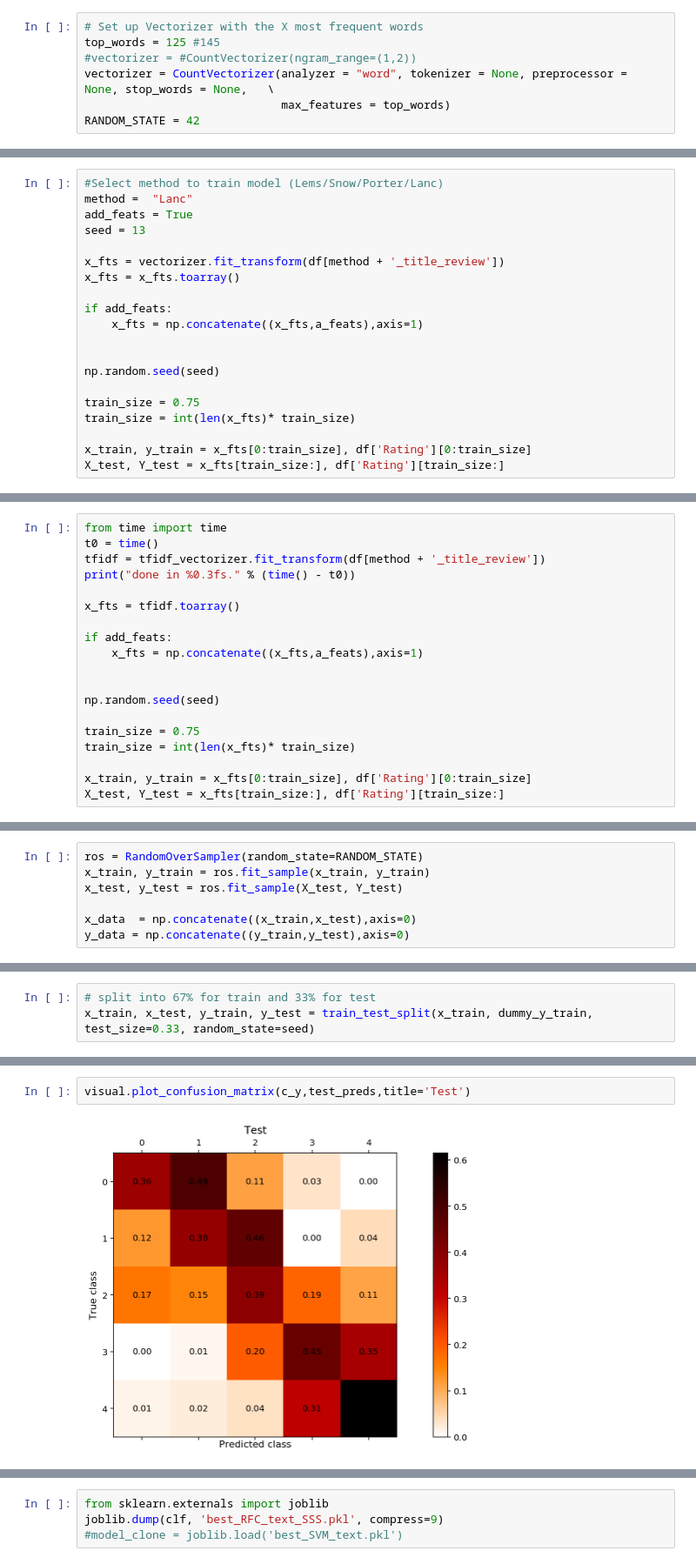
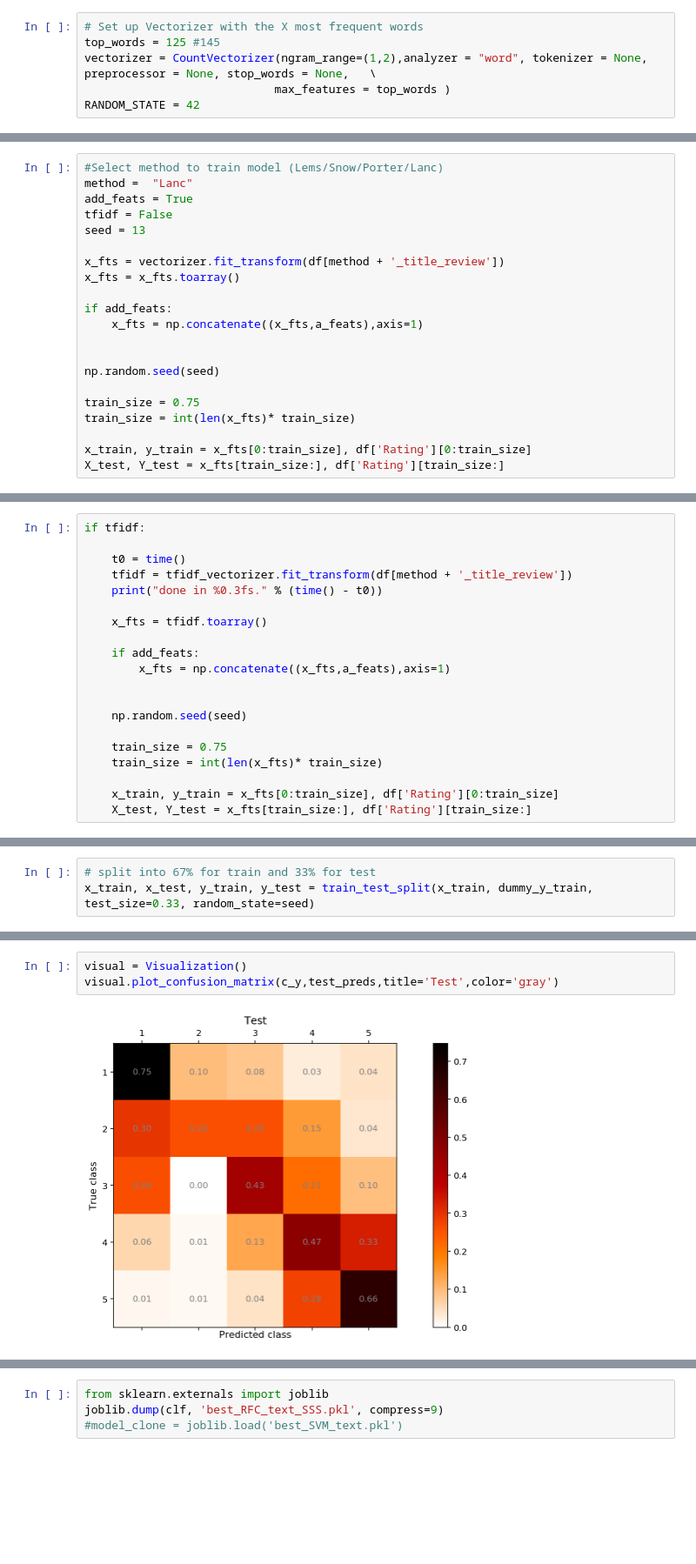
Before and after one commit to Riccocez/Sentiment-Analysis-Classification, a Jupyter notebook: Neural Networks.ipynb, the cells around one changed output, grey strips where cells are left out. Shown at 87% size. Drawn from its saved outputs; the diff is of its cells as text; blank space fills up the shorter version.

```diff
--- a/Neural Networks.ipynb
+++ b/Neural Networks.ipynb
@@ -275,8 +92,7 @@ df['Key_country'] = [map_country(cty,countries) for cty in df.Country]
 # %%
 # Set up Vectorizer with the X most frequent words
 top_words = 125 #145
-#vectorizer = #CountVectorizer(ngram_range=(1,2))
-vectorizer = CountVectorizer(analyzer = "word", tokenizer = None, preprocessor = None, stop_words = None,   \
-                             max_features = top_words)
+vectorizer = CountVectorizer(ngram_range=(1,2),analyzer = "word", tokenizer = None, preprocessor = None, stop_words = None,   \
+                            max_features = top_words )
 RANDOM_STATE = 42
 # %%
@@ -308,6 +111,7 @@ a_feats = add_feats.values
 #Select method to train model (Lems/Snow/Porter/Lanc)
 method =  "Lanc"
 add_feats = True
+tfidf = False
 seed = 13
 
 x_fts = vectorizer.fit_transform(df[method + '_title_review'])
@@ -329,19 +131,20 @@ KeyError: 'Lanc_title_review'
 # %%
-from time import time
-t0 = time()
-tfidf = tfidf_vectorizer.fit_transform(df[method + '_title_review'])
-print("done in %0.3fs." % (time() - t0))
+if tfidf:
 
-x_fts = tfidf.toarray()
+    t0 = time()
+    tfidf = tfidf_vectorizer.fit_transform(df[method + '_title_review'])
+    print("done in %0.3fs." % (time() - t0))
 
-if add_feats:
-    x_fts = np.concatenate((x_fts,a_feats),axis=1)
+    x_fts = tfidf.toarray()
+
+    if add_feats:
+        x_fts = np.concatenate((x_fts,a_feats),axis=1)
 
 
-np.random.seed(seed)
+    np.random.seed(seed)
 
-train_size = 0.75
-train_size = int(len(x_fts)* train_size)
+    train_size = 0.75
+    train_size = int(len(x_fts)* train_size)
 
-x_train, y_train = x_fts[0:train_size], df['Rating'][0:train_size]
-X_test, Y_test = x_fts[train_size:], df['Rating'][train_size:]
+    x_train, y_train = x_fts[0:train_size], df['Rating'][0:train_size]
+    X_test, Y_test = x_fts[train_size:], df['Rating'][train_size:]
@@ -350,10 +151,3 @@ done in 0.064s.
-# %%
-ros = RandomOverSampler(random_state=RANDOM_STATE)
-x_train, y_train = ros.fit_sample(x_train, y_train)
-x_test, y_test = ros.fit_sample(X_test, Y_test)
-
-x_data  = np.concatenate((x_train,x_test),axis=0)
-y_data = np.concatenate((y_train,y_test),axis=0)
 # %%
 # encode class values as integers
 encoder = LabelEncoder()
@@ -436,4 +214,5 @@ avg / total       0.49      0.57      0.79      0.50      0.63      0.41       4
 # %%
-visual.plot_confusion_matrix(c_y,test_preds,title='Test')
+visual = Visualization()
+visual.plot_confusion_matrix(c_y,test_preds,title='Test',color='gray')
 # %% [output]
-[figure, old version]
+[figure, new version]
```
Also changed, not shown: parts of 44 cells of this notebook, 8 other files.
